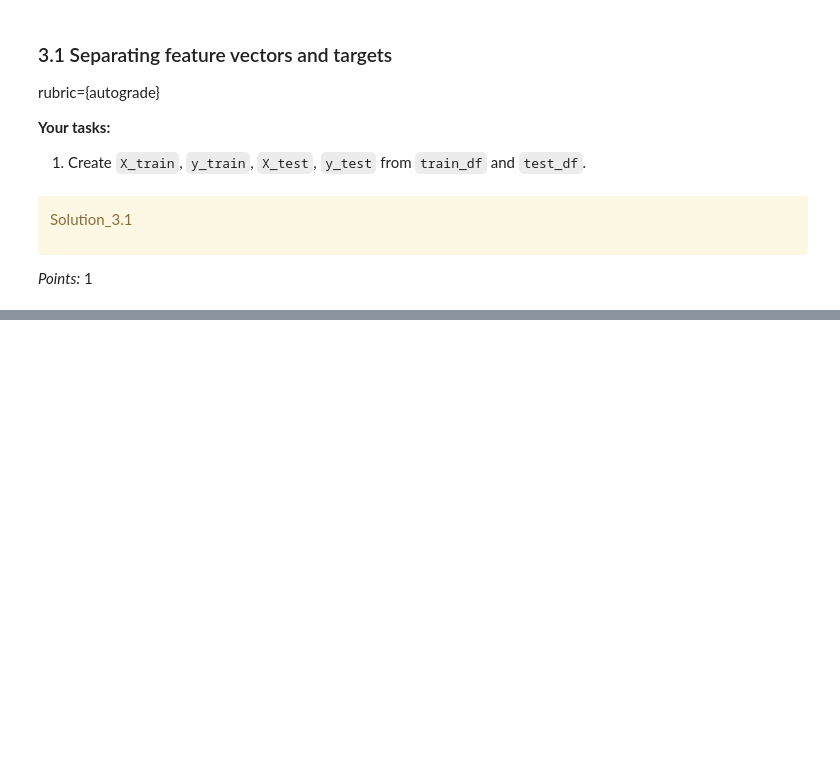
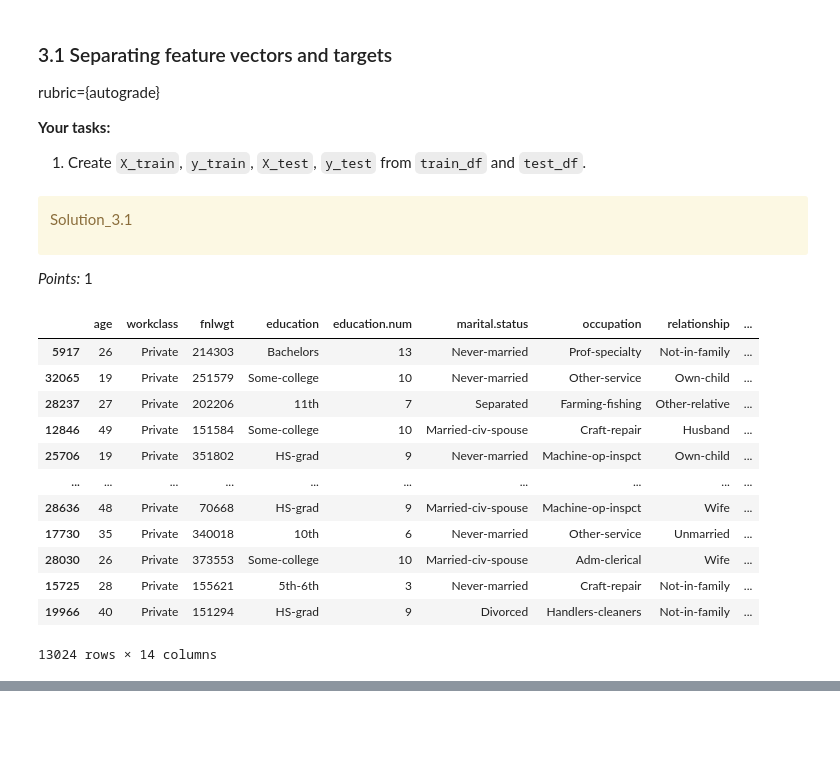
Before and after one commit to ansonnchan/cpsc-330, a Jupyter notebook: homeworks/HW3/hw3.ipynb, the cells around one changed output, grey strips where cells are left out. Saved outputs shown, nothing was run; the diff lists cells and outputs as text; code cells hidden in the pictures; blank space fills up the shorter version.

```diff
--- a/homeworks/HW3/hw3.ipynb
+++ b/homeworks/HW3/hw3.ipynb
@@ -306,0 +372,22 @@ y_test = None
+# %%
+X_train = train_df.drop(columns=[target])
+y_train = train_df[target]
+
+X_test = test_df.drop(columns=[target])
+y_test = test_df[target]
+# %%
+X_train
+# %% [output]
+|  | age | workclass | fnlwgt | education | education.num | marital.status | occupation | relationship | ... |
+| 5917 | 26 | Private | 214303 | Bachelors | 13 | Never-married | Prof-specialty | Not-in-family | ... |
+| 32065 | 19 | Private | 251579 | Some-college | 10 | Never-married | Other-service | Own-child | ... |
+| 28237 | 27 | Private | 202206 | 11th | 7 | Separated | Farming-fishing | Other-relative | ... |
+| 12846 | 49 | Private | 151584 | Some-college | 10 | Married-civ-spouse | Craft-repair | Husband | ... |
+| 25706 | 19 | Private | 351802 | HS-grad | 9 | Never-married | Machine-op-inspct | Own-child | ... |
+| ... | ... | ... | ... | ... | ... | ... | ... | ... | ... |
+| 28636 | 48 | Private | 70668 | HS-grad | 9 | Married-civ-spouse | Machine-op-inspct | Wife | ... |
+| 17730 | 35 | Private | 340018 | 10th | 6 | Never-married | Other-service | Unmarried | ... |
+| 28030 | 26 | Private | 373553 | Some-college | 10 | Married-civ-spouse | Adm-clerical | Wife | ... |
+| 15725 | 28 | Private | 155621 | 5th-6th | 3 | Never-married | Craft-repair | Not-in-family | ... |
+| 19966 | 40 | Private | 151294 | HS-grad | 9 | Divorced | Handlers-cleaners | Not-in-family | ... |
+13024 rows × 14 columns
```
Also changed, not shown: parts of 55 cells of this notebook, 1 other file.
